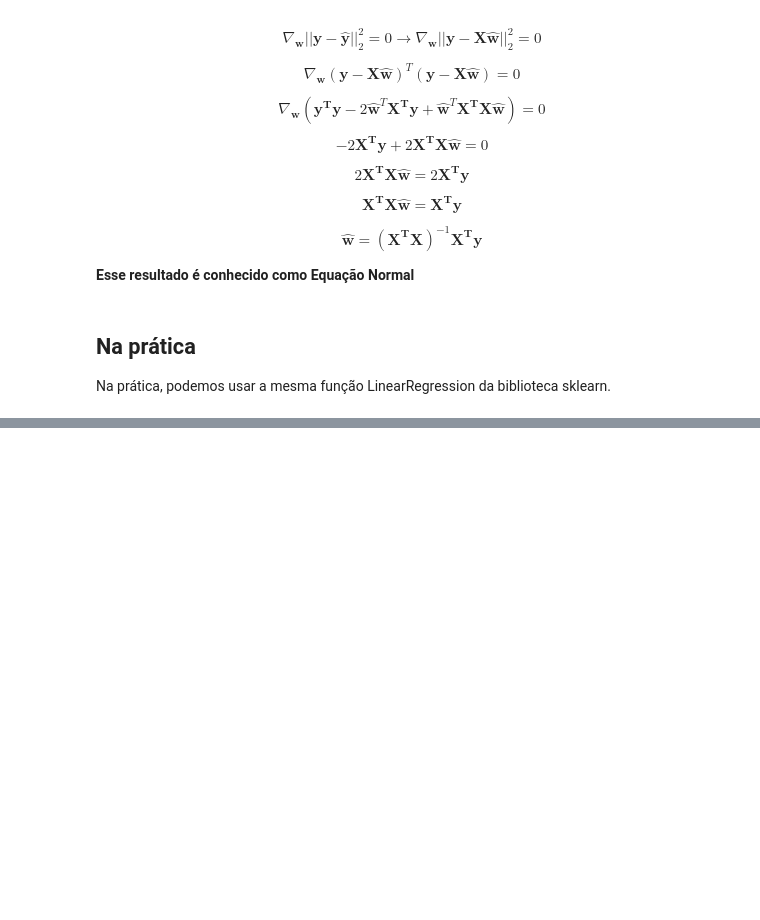
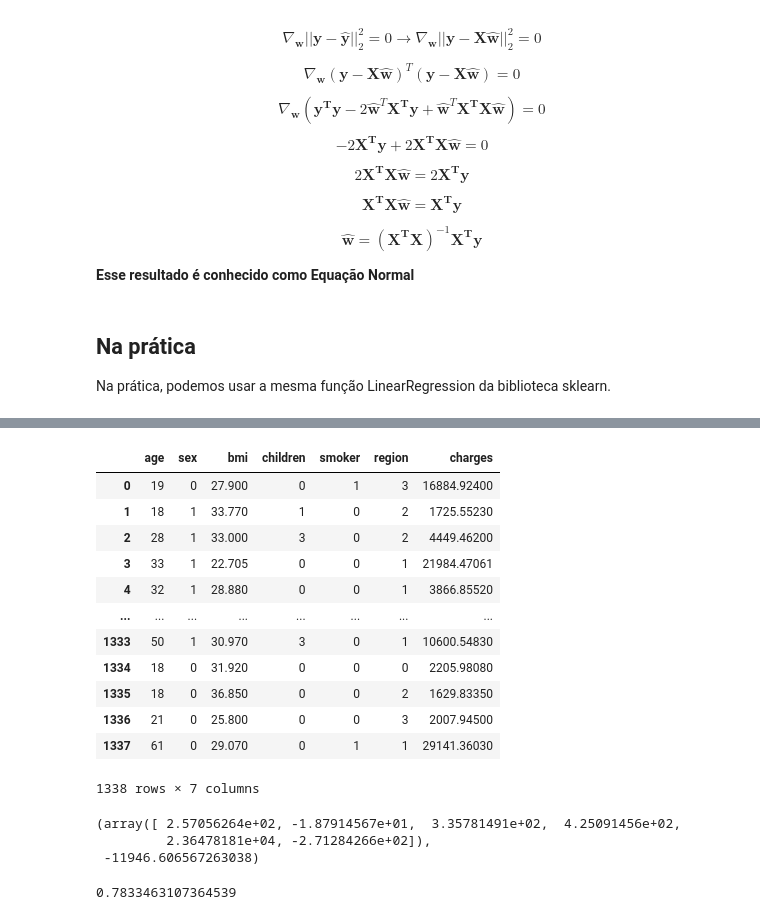
Before and after one commit to diogoflim/ProjIntegrador_PO_IA, a Jupyter notebook: Reg_Linear.ipynb, the cells around one changed output, grey strips where cells are left out. Cells and saved outputs as stored; diff of their text form; code cells hidden in the pictures; blank space fills up the shorter version.

```diff
--- a/Reg_Linear.ipynb
+++ b/Reg_Linear.ipynb
@@ -358,0 +369,30 @@ dados.region = le.transform(dados.region)
+# %%
+#gênero
+le = LabelEncoder()
+le.fit(df.sex.drop_duplicates())
+df.sex = le.transform(df.sex)
+
+# fumante ou não?
+le.fit(df.smoker.drop_duplicates())
+df.smoker = le.transform(df.smoker)
+
+
+# região
+le.fit(df.region.drop_duplicates())
+df.region = le.transform(df.region)
+# %%
+df
+# %% [output]
+|  | age | sex | bmi | children | smoker | region | charges |
+| 0 | 19 | 0 | 27.900 | 0 | 1 | 3 | 16884.92400 |
+| 1 | 18 | 1 | 33.770 | 1 | 0 | 2 | 1725.55230 |
+| 2 | 28 | 1 | 33.000 | 3 | 0 | 2 | 4449.46200 |
+| 3 | 33 | 1 | 22.705 | 0 | 0 | 1 | 21984.47061 |
+| 4 | 32 | 1 | 28.880 | 0 | 0 | 1 | 3866.85520 |
+| ... | ... | ... | ... | ... | ... | ... | ... |
+| 1333 | 50 | 1 | 30.970 | 3 | 0 | 1 | 10600.54830 |
+| 1334 | 18 | 0 | 31.920 | 0 | 0 | 0 | 2205.98080 |
+| 1335 | 18 | 0 | 36.850 | 0 | 0 | 2 | 1629.83350 |
+| 1336 | 21 | 0 | 25.800 | 0 | 0 | 3 | 2007.94500 |
+| 1337 | 61 | 0 | 29.070 | 0 | 1 | 1 | 29141.36030 |
+1338 rows × 7 columns
@@ -358,0 +406,12 @@ dados.region = le.transform(dados.region)
+# %%
+lr = LinearRegression().fit(X_train, y_train)
+lr.coef_, lr.intercept_
+# %% [output]
+(array([ 2.57056264e+02, -1.87914567e+01,  3.35781491e+02,  4.25091456e+02,
+         2.36478181e+04, -2.71284266e+02]),
+ -11946.606567263038)
+# %%
+# Recebendo o coeficiente de determinação da previsão R^2
+lr.score(X_test,y_test)
+# %% [output]
+0.7833463107364539
```
Also changed, not shown: parts of 6 cells of this notebook.
